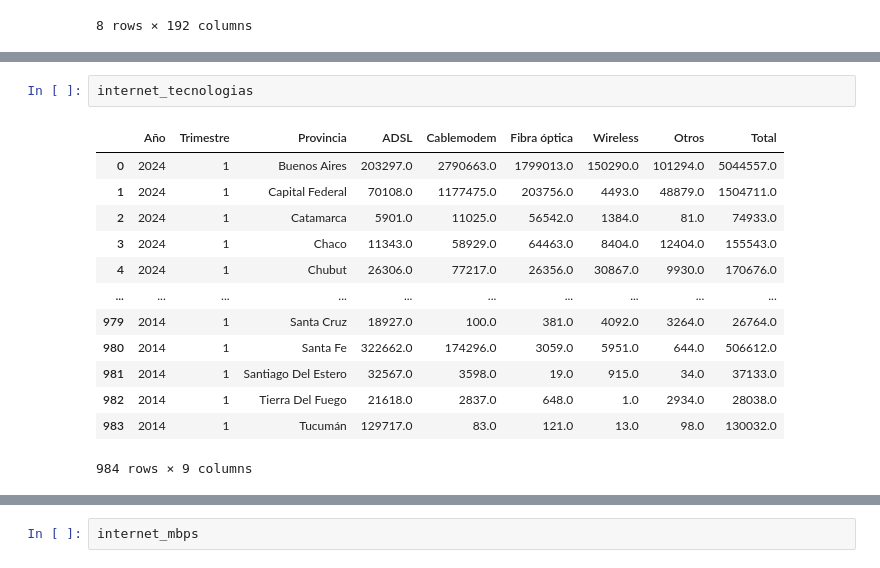
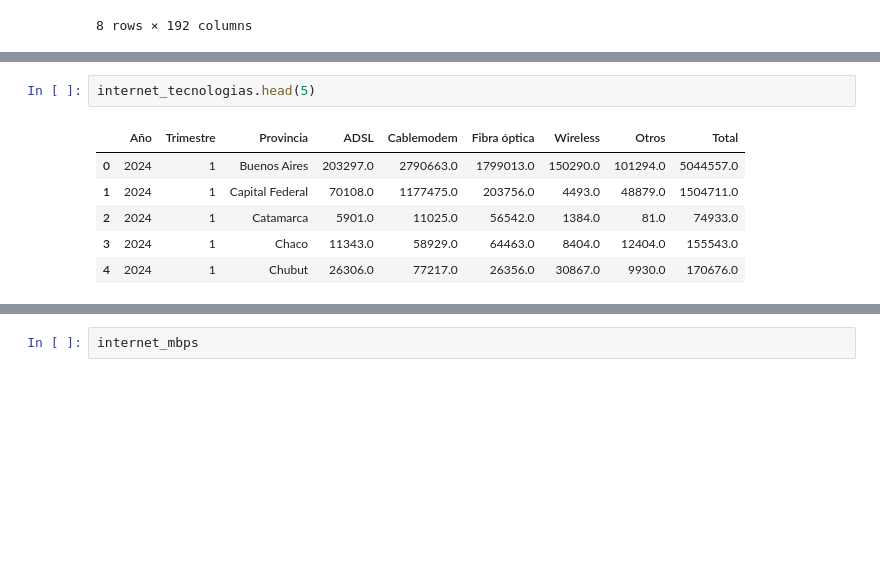
Before and after one commit to dnewbie25/Analisis-Telecomunicaciones-Argentina, a Jupyter notebook: internet_EDA.ipynb, the cells around one changed output, grey strips where cells are left out. Saved outputs shown, nothing was run; the diff lists cells and outputs as text; blank space fills up the shorter version.

```diff
--- a/internet_EDA.ipynb
+++ b/internet_EDA.ipynb
@@ -83,19 +73,12 @@ velocidad_sin_rangos_summary
 # %%
-internet_tecnologias
+internet_tecnologias.head(5)
 # %% [output]
 |  | Año | Trimestre | Provincia | ADSL | Cablemodem | Fibra óptica | Wireless | Otros | Total |
 | 0 | 2024 | 1 | Buenos Aires | 203297.0 | 2790663.0 | 1799013.0 | 150290.0 | 101294.0 | 5044557.0 |
 | 1 | 2024 | 1 | Capital Federal | 70108.0 | 1177475.0 | 203756.0 | 4493.0 | 48879.0 | 1504711.0 |
 | 2 | 2024 | 1 | Catamarca | 5901.0 | 11025.0 | 56542.0 | 1384.0 | 81.0 | 74933.0 |
 | 3 | 2024 | 1 | Chaco | 11343.0 | 58929.0 | 64463.0 | 8404.0 | 12404.0 | 155543.0 |
 | 4 | 2024 | 1 | Chubut | 26306.0 | 77217.0 | 26356.0 | 30867.0 | 9930.0 | 170676.0 |
-| ... | ... | ... | ... | ... | ... | ... | ... | ... | ... |
-| 979 | 2014 | 1 | Santa Cruz | 18927.0 | 100.0 | 381.0 | 4092.0 | 3264.0 | 26764.0 |
-| 980 | 2014 | 1 | Santa Fe | 322662.0 | 174296.0 | 3059.0 | 5951.0 | 644.0 | 506612.0 |
-| 981 | 2014 | 1 | Santiago Del Estero | 32567.0 | 3598.0 | 19.0 | 915.0 | 34.0 | 37133.0 |
-| 982 | 2014 | 1 | Tierra Del Fuego | 21618.0 | 2837.0 | 648.0 | 1.0 | 2934.0 | 28038.0 |
-| 983 | 2014 | 1 | Tucumán | 129717.0 | 83.0 | 121.0 | 13.0 | 98.0 | 130032.0 |
-984 rows × 9 columns
 # %%
 # Accesos Por Tecnología: Se limpian los datos y agrupan por año y provincia
 accesos_tecnologia_df_clean = internet_tecnologias.drop(columns=[col for col in internet_tecnologias.columns if internet_tecnologias[col].isnull().mean() > 0.8])
```
Also changed, not shown: parts of 25 cells of this notebook.
